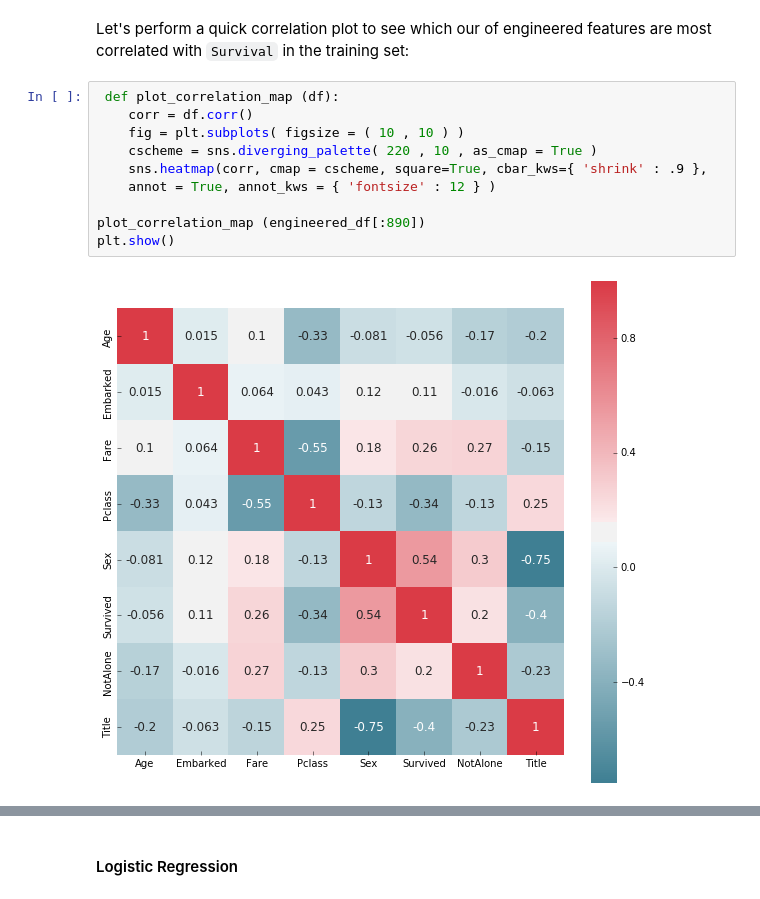
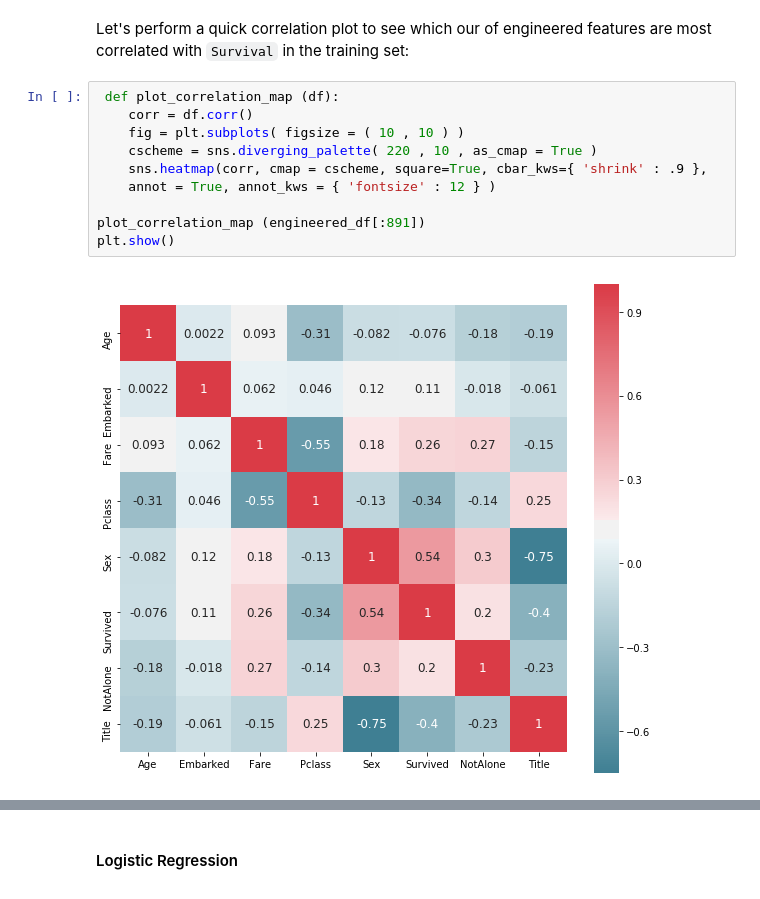
Before and after one commit to nuclth/Kaggle_Titanic, a Jupyter notebook: Survival.ipynb, the cells around one changed output, grey strips where cells are left out. Saved outputs shown, nothing was run; the diff lists cells and outputs as text.

```diff
--- a/Survival.ipynb
+++ b/Survival.ipynb
@@ -559,15 +559,15 @@ Let's perform a quick correlation plot to see which our of engineered features a
 # %%
  def plot_correlation_map (df):
     corr = df.corr()
     fig = plt.subplots( figsize = ( 10 , 10 ) )
     cscheme = sns.diverging_palette( 220 , 10 , as_cmap = True )
     sns.heatmap(corr, cmap = cscheme, square=True, cbar_kws={ 'shrink' : .9 },
     annot = True, annot_kws = { 'fontsize' : 12 } )
 
-plot_correlation_map (engineered_df[:890])
+plot_correlation_map (engineered_df[:891])
 plt.show()
 # %% [output]
-[figure, old version]
+[figure, new version]
 # %%
 train_X = engineered_df.loc[0:890]
 
```
Also changed, not shown: parts of 43 cells of this notebook, 1 other file.
